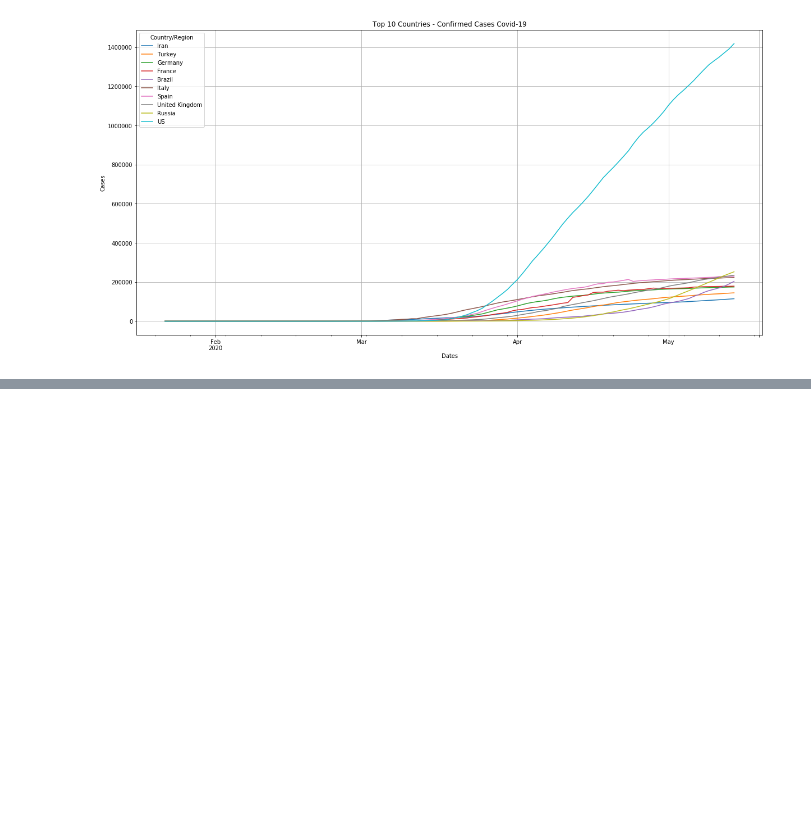
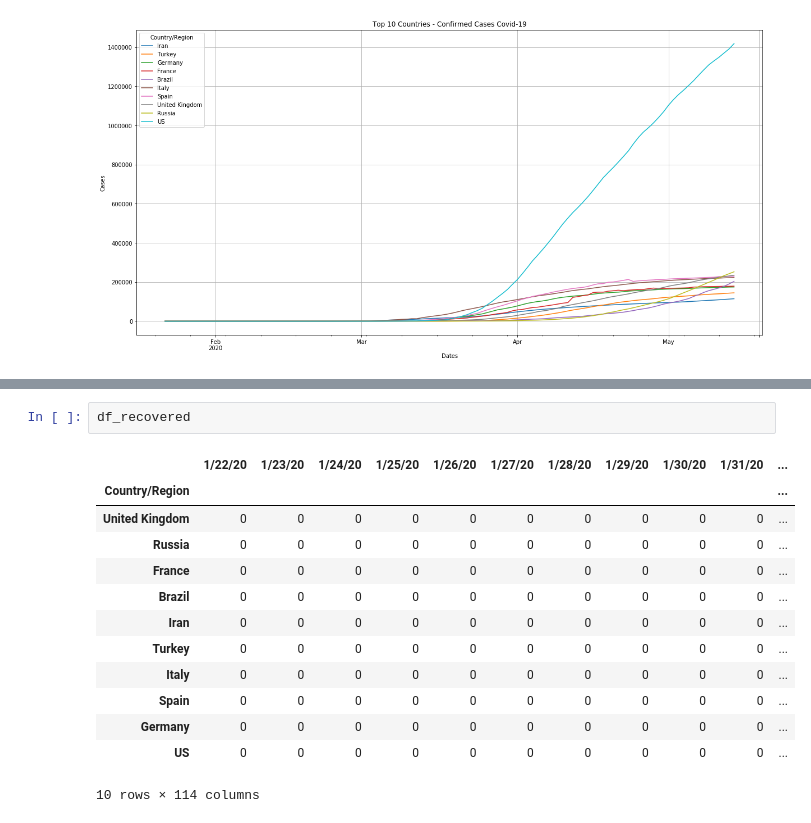
Before and after one commit to ErikSugawara/covid19-visualization-analysis, a Jupyter notebook: covid_visual_analysis.ipynb, the cells around one changed output, grey strips where cells are left out. Drawn from its saved outputs; the diff is of its cells as text; blank space fills up the shorter version.

```diff
--- a/covid_visual_analysis.ipynb
+++ b/covid_visual_analysis.ipynb
@@ -75,0 +85,16 @@ ax.set(xlabel='Dates', ylabel="Cases");
+# %%
+df_recovered
+# %% [output]
+|  | 1/22/20 | 1/23/20 | 1/24/20 | 1/25/20 | 1/26/20 | 1/27/20 | 1/28/20 | 1/29/20 | 1/30/20 | 1/31/20 | ... |
+| Country/Region |  |  |  |  |  |  |  |  |  |  | ... |
+| United Kingdom | 0 | 0 | 0 | 0 | 0 | 0 | 0 | 0 | 0 | 0 | ... |
+| Russia | 0 | 0 | 0 | 0 | 0 | 0 | 0 | 0 | 0 | 0 | ... |
+| France | 0 | 0 | 0 | 0 | 0 | 0 | 0 | 0 | 0 | 0 | ... |
+| Brazil | 0 | 0 | 0 | 0 | 0 | 0 | 0 | 0 | 0 | 0 | ... |
+| Iran | 0 | 0 | 0 | 0 | 0 | 0 | 0 | 0 | 0 | 0 | ... |
+| Turkey | 0 | 0 | 0 | 0 | 0 | 0 | 0 | 0 | 0 | 0 | ... |
+| Italy | 0 | 0 | 0 | 0 | 0 | 0 | 0 | 0 | 0 | 0 | ... |
+| Spain | 0 | 0 | 0 | 0 | 0 | 0 | 0 | 0 | 0 | 0 | ... |
+| Germany | 0 | 0 | 0 | 0 | 0 | 0 | 0 | 0 | 0 | 0 | ... |
+| US | 0 | 0 | 0 | 0 | 0 | 0 | 0 | 0 | 0 | 0 | ... |
+10 rows × 114 columns
```
Also changed, not shown: parts of 4 cells of this notebook.
